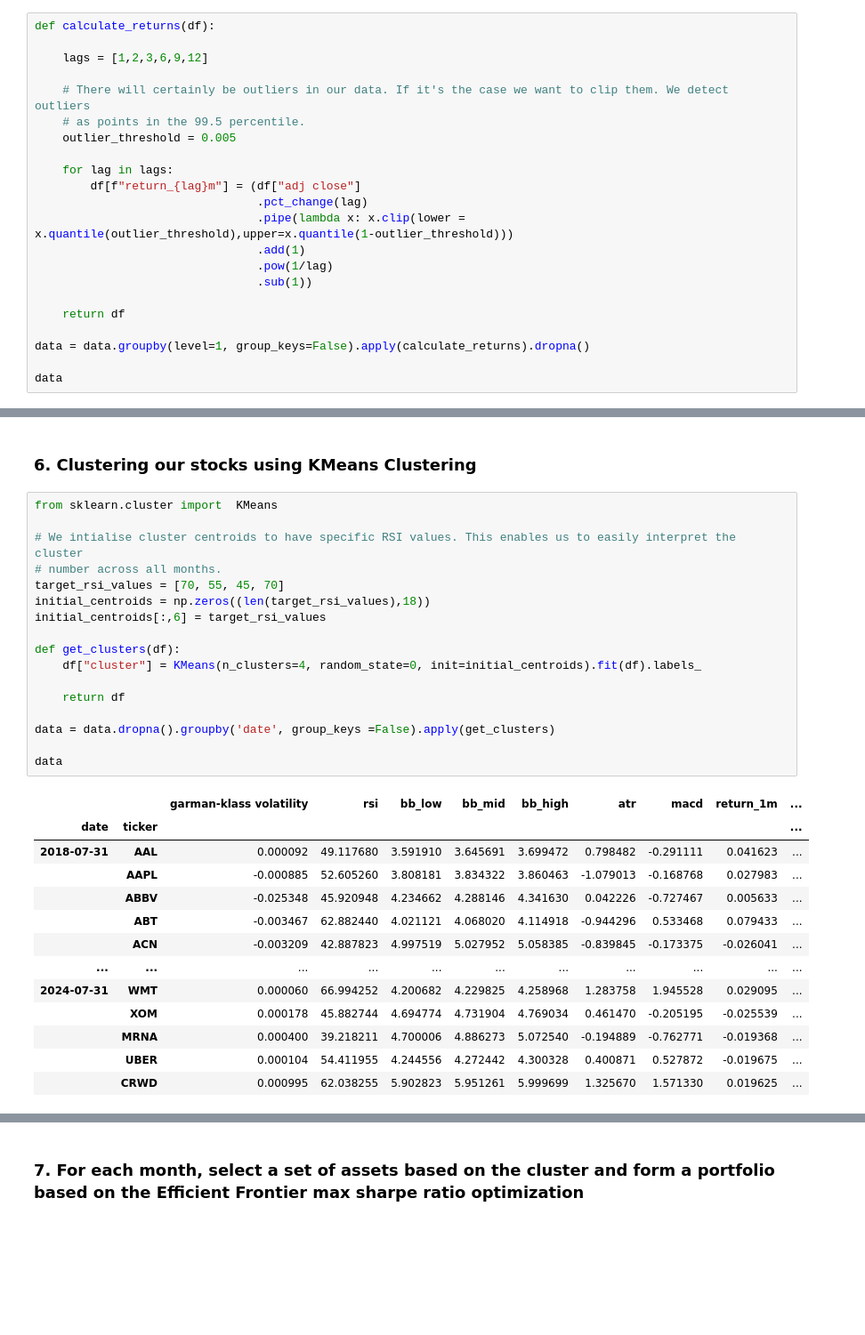
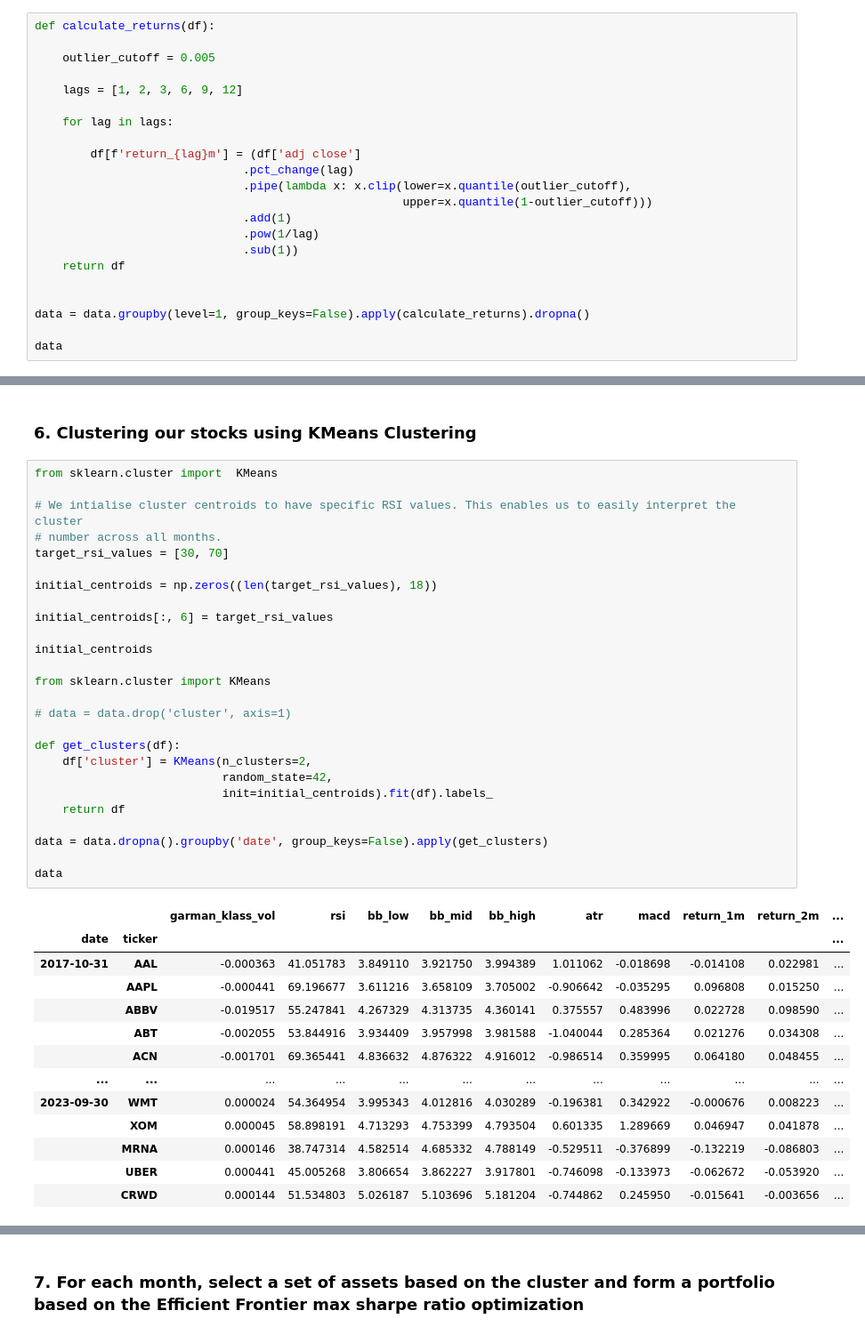
Before and after one commit to absirgue/unsupervised_trading_strategy, a Jupyter notebook: main.ipynb, the cells around one changed output, grey strips where cells are left out. Shown at 89% size. Saved outputs shown, nothing was run; the diff lists cells and outputs as text; blank space fills up the shorter version.

```diff
--- a/main.ipynb
+++ b/main.ipynb
@@ -147,21 +174,21 @@ We do this in order to reflect different time series dynamics which reflect the
 # %%
 def calculate_returns(df):
 
-    lags = [1,2,3,6,9,12]
+    outlier_cutoff = 0.005
 
-    # There will certainly be outliers in our data. If it's the case we want to clip them. We detect outliers
-    # as points in the 99.5 percentile.
-    outlier_threshold = 0.005
+    lags = [1, 2, 3, 6, 9, 12]
 
     for lag in lags:
-        df[f"return_{lag}m"] = (df["adj close"]
-                                .pct_change(lag)
-                                .pipe(lambda x: x.clip(lower = x.quantile(outlier_threshold),upper=x.quantile(1-outlier_threshold)))
-                                .add(1)
-                                .pow(1/lag)
-                                .sub(1))
 
+        df[f'return_{lag}m'] = (df['adj close']
+                              .pct_change(lag)
+                              .pipe(lambda x: x.clip(lower=x.quantile(outlier_cutoff),
+                                                     upper=x.quantile(1-outlier_cutoff)))
+                              .add(1)
+                              .pow(1/lag)
+                              .sub(1))
     return df
+
 
 data = data.groupby(level=1, group_keys=False).apply(calculate_returns).dropna()
 
@@ -286,31 +321,40 @@ memory usage: 1.7+ MB
 # %%
 from sklearn.cluster import  KMeans
 
 # We intialise cluster centroids to have specific RSI values. This enables us to easily interpret the cluster
 # number across all months.
-target_rsi_values = [70, 55, 45, 70]
-initial_centroids = np.zeros((len(target_rsi_values),18))
-initial_centroids[:,6] = target_rsi_values
+target_rsi_values = [30, 70]
+
+initial_centroids = np.zeros((len(target_rsi_values), 18))
+
+initial_centroids[:, 6] = target_rsi_values
+
+initial_centroids
+
+from sklearn.cluster import KMeans
+
+# data = data.drop('cluster', axis=1)
 
 def get_clusters(df):
-    df["cluster"] = KMeans(n_clusters=4, random_state=0, init=initial_centroids).fit(df).labels_
-
+    df['cluster'] = KMeans(n_clusters=2,
+                           random_state=42,
+                           init=initial_centroids).fit(df).labels_
     return df
 
-data = data.dropna().groupby('date', group_keys =False).apply(get_clusters)
+data = data.dropna().groupby('date', group_keys=False).apply(get_clusters)
 
 data
 # %% [output]
-|  |  | garman-klass volatility | rsi | bb_low | bb_mid | bb_high | atr | macd | return_1m | ... |
-| date | ticker |  |  |  |  |  |  |  |  | ... |
-| 2018-07-31 | AAL | 0.000092 | 49.117680 | 3.591910 | 3.645691 | 3.699472 | 0.798482 | -0.291111 | 0.041623 | ... |
-|  | AAPL | -0.000885 | 52.605260 | 3.808181 | 3.834322 | 3.860463 | -1.079013 | -0.168768 | 0.027983 | ... |
-|  | ABBV | -0.025348 | 45.920948 | 4.234662 | 4.288146 | 4.341630 | 0.042226 | -0.727467 | 0.005633 | ... |
-|  | ABT | -0.003467 | 62.882440 | 4.021121 | 4.068020 | 4.114918 | -0.944296 | 0.533468 | 0.079433 | ... |
-|  | ACN | -0.003209 | 42.887823 | 4.997519 | 5.027952 | 5.058385 | -0.839845 | -0.173375 | -0.026041 | ... |
-| ... | ... | ... | ... | ... | ... | ... | ... | ... | ... | ... |
-| 2024-07-31 | WMT | 0.000060 | 66.994252 | 4.200682 | 4.229825 | 4.258968 | 1.283758 | 1.945528 | 0.029095 | ... |
-|  | XOM | 0.000178 | 45.882744 | 4.694774 | 4.731904 | 4.769034 | 0.461470 | -0.205195 | -0.025539 | ... |
-|  | MRNA | 0.000400 | 39.218211 | 4.700006 | 4.886273 | 5.072540 | -0.194889 | -0.762771 | -0.019368 | ... |
-|  | UBER | 0.000104 | 54.411955 | 4.244556 | 4.272442 | 4.300328 | 0.400871 | 0.527872 | -0.019675 | ... |
-|  | CRWD | 0.000995 | 62.038255 | 5.902823 | 5.951261 | 5.999699 | 1.325670 | 1.571330 | 0.019625 | ... |
+|  |  | garman_klass_vol | rsi | bb_low | bb_mid | bb_high | atr | macd | return_1m | return_2m | ... |
+| date | ticker |  |  |  |  |  |  |  |  |  | ... |
+| 2017-10-31 | AAL | -0.000363 | 41.051783 | 3.849110 | 3.921750 | 3.994389 | 1.011062 | -0.018698 | -0.014108 | 0.022981 | ... |
+|  | AAPL | -0.000441 | 69.196677 | 3.611216 | 3.658109 | 3.705002 | -0.906642 | -0.035295 | 0.096808 | 0.015250 | ... |
+|  | ABBV | -0.019517 | 55.247841 | 4.267329 | 4.313735 | 4.360141 | 0.375557 | 0.483996 | 0.022728 | 0.098590 | ... |
+|  | ABT | -0.002055 | 53.844916 | 3.934409 | 3.957998 | 3.981588 | -1.040044 | 0.285364 | 0.021276 | 0.034308 | ... |
+|  | ACN | -0.001701 | 69.365441 | 4.836632 | 4.876322 | 4.916012 | -0.986514 | 0.359995 | 0.064180 | 0.048455 | ... |
+| ... | ... | ... | ... | ... | ... | ... | ... | ... | ... | ... | ... |
+| 2023-09-30 | WMT | 0.000024 | 54.364954 | 3.995343 | 4.012816 | 4.030289 | -0.196381 | 0.342922 | -0.000676 | 0.008223 | ... |
+|  | XOM | 0.000045 | 58.898191 | 4.713293 | 4.753399 | 4.793504 | 0.601335 | 1.289669 | 0.046947 | 0.041878 | ... |
+|  | MRNA | 0.000146 | 38.747314 | 4.582514 | 4.685332 | 4.788149 | -0.529511 | -0.376899 | -0.132219 | -0.086803 | ... |
+|  | UBER | 0.000441 | 45.005268 | 3.806654 | 3.862227 | 3.917801 | -0.746098 | -0.133973 | -0.062672 | -0.053920 | ... |
+|  | CRWD | 0.000144 | 51.534803 | 5.026187 | 5.103696 | 5.181204 | -0.744862 | 0.245950 | -0.015641 | -0.003656 | ... |
```
Also changed, not shown: parts of 13 cells of this notebook.
